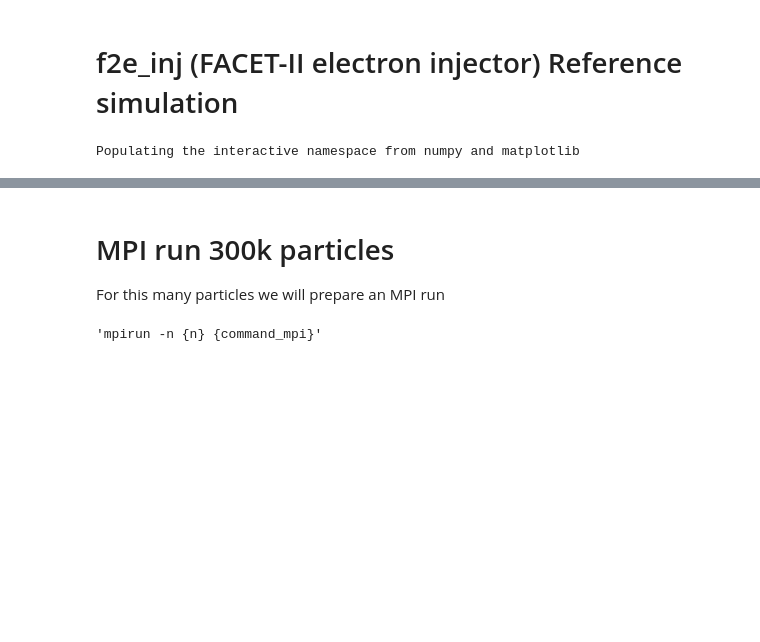
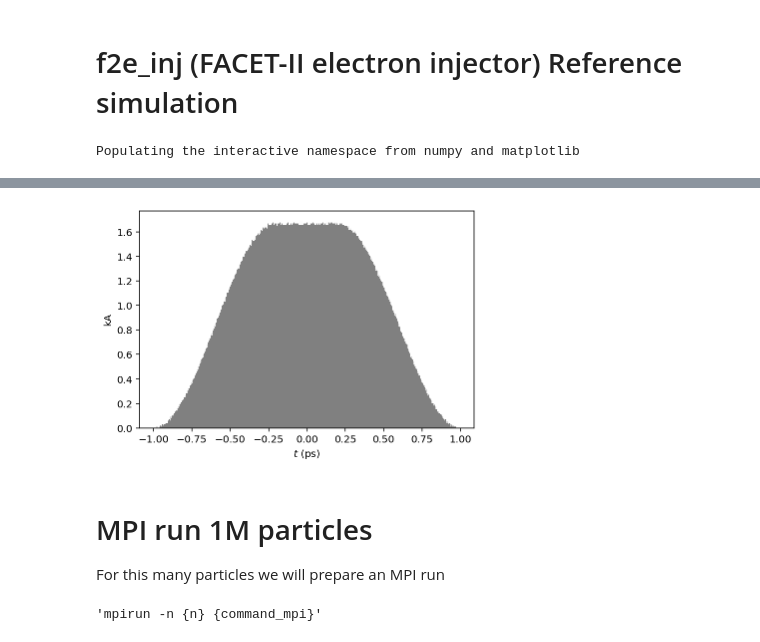
Before and after one commit to slaclab/facet2-lattice, a Jupyter notebook: impact/models/f2e_inj/f2e_inj-run.ipynb, the cells around one changed output, grey strips where cells are left out. Cells and saved outputs as stored; diff of their text form; code cells hidden in the pictures; blank space fills up the shorter version.

```diff
--- a/impact/models/f2e_inj/f2e_inj-run.ipynb
+++ b/impact/models/f2e_inj/f2e_inj-run.ipynb
@@ -29,5 +29,9 @@ Wall time: 4.01 s
+# %%
+P0.plot('t')
+# %% [output]
+[figure, added]
 # %% [markdown]
-# MPI run 300k particles
+# MPI run 1M particles
 
 For this many particles we will prepare an MPI run
 # %%
```
Also changed, not shown: parts of 18 cells of this notebook.
